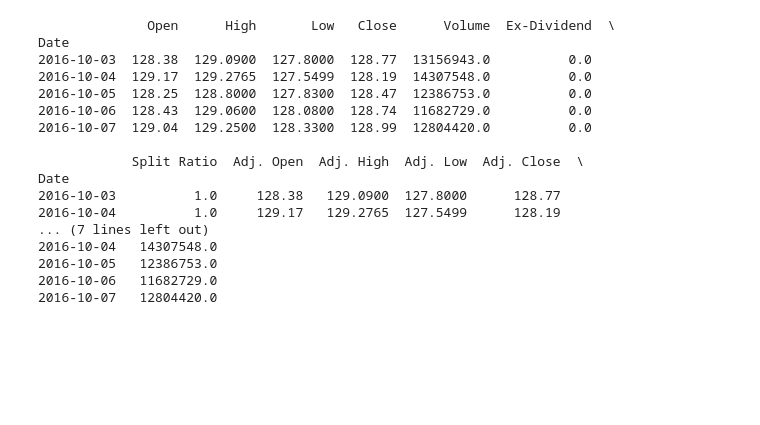
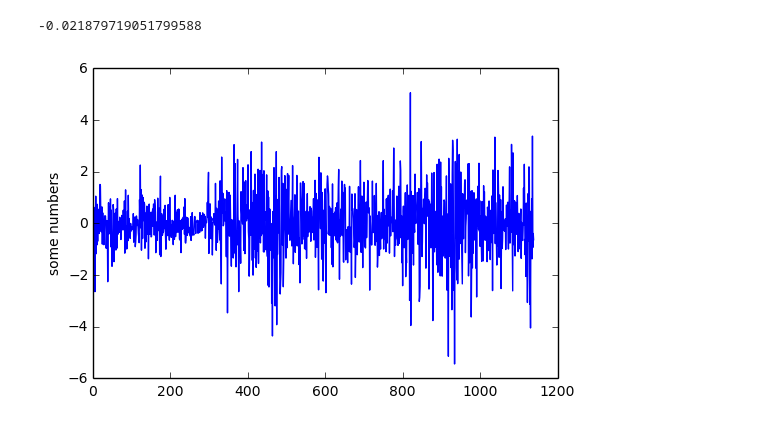
Before and after one commit to adeshpande3/Quandl-Machine-Learning, a Jupyter notebook: QuandlTest.ipynb, the cells around one changed output. Drawn from its saved outputs; the diff is of its cells as text; code cells hidden in the pictures; blank space fills up the shorter version.

```diff
--- a/QuandlTest.ipynb
+++ b/QuandlTest.ipynb
@@ -4,22 +7,17 @@ import pandas as pd
 quandl.ApiConfig.api_key = '6zm55WGxNxXzqAZUiSeM'
-# %%
-data = quandl.get('WIKI/FB', start_date='2016-10-01', end_date='2016-11-01')
-print data.head()
-# %% [output]
-              Open      High       Low   Close      Volume  Ex-Dividend  \
-Date
-2016-10-03  128.38  129.0900  127.8000  128.77  13156943.0          0.0
-2016-10-04  129.17  129.2765  127.5499  128.19  14307548.0          0.0
-2016-10-05  128.25  128.8000  127.8300  128.47  12386753.0          0.0
-2016-10-06  128.43  129.0600  128.0800  128.74  11682729.0          0.0
-2016-10-07  129.04  129.2500  128.3300  128.99  12804420.0          0.0
-
-            Split Ratio  Adj. Open  Adj. High  Adj. Low  Adj. Close  \
-Date
-2016-10-03          1.0     128.38   129.0900  127.8000      128.77
-2016-10-04          1.0     129.17   129.2765  127.5499      128.19
-... (7 lines left out)
-2016-10-04   14307548.0
-2016-10-05   12386753.0
-2016-10-06   11682729.0
-2016-10-07   12804420.0
+# %%
+FBdata = quandl.get('WIKI/FB', start_date='2011-11-10', end_date='2016-11-27')
+Appledata = quandl.get('WIKI/AAPL', start_date='2011-11-27', end_date='2016-11-27')
+#Amazondata = quandl.get('WIKI/AAPL', start_date='2013-11-27', end_date='2016-11-27')
+#Nikedata = quandl.get('WIKI/NKE', start_date='2013-11-27', end_date='2016-11-27')
+# %%
+dailyDifference = list(FBdata['Close'] - FBdata['Open'])
+sum(dailyDifference)/float(len(dailyDifference))
+# %% [output]
+-0.021879719051799588
+# %%
+plt.plot(dailyDifference)
+plt.ylabel('some numbers')
+plt.show()
+# %% [output]
+[figure, added]
```
Also changed, not shown: parts of 2 cells of this notebook.
